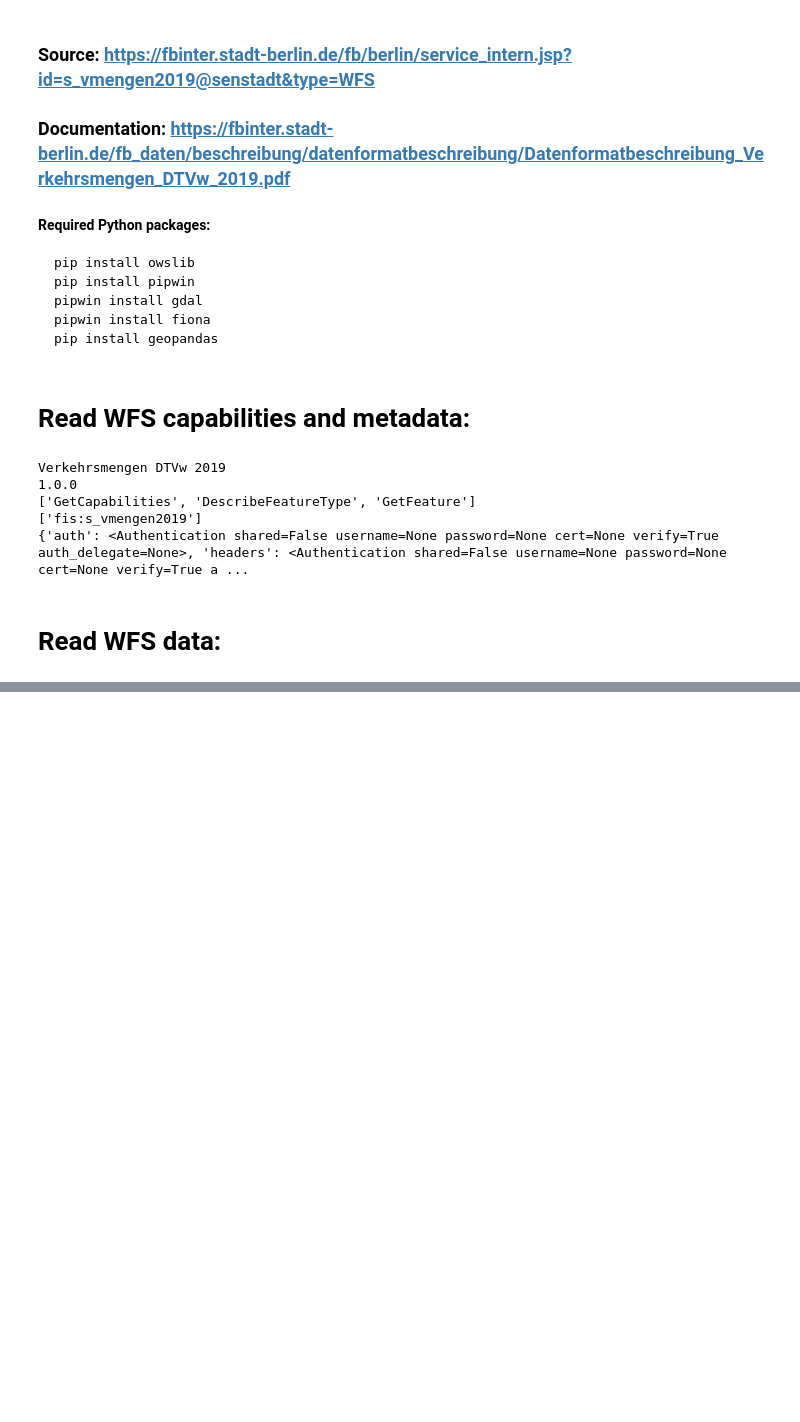
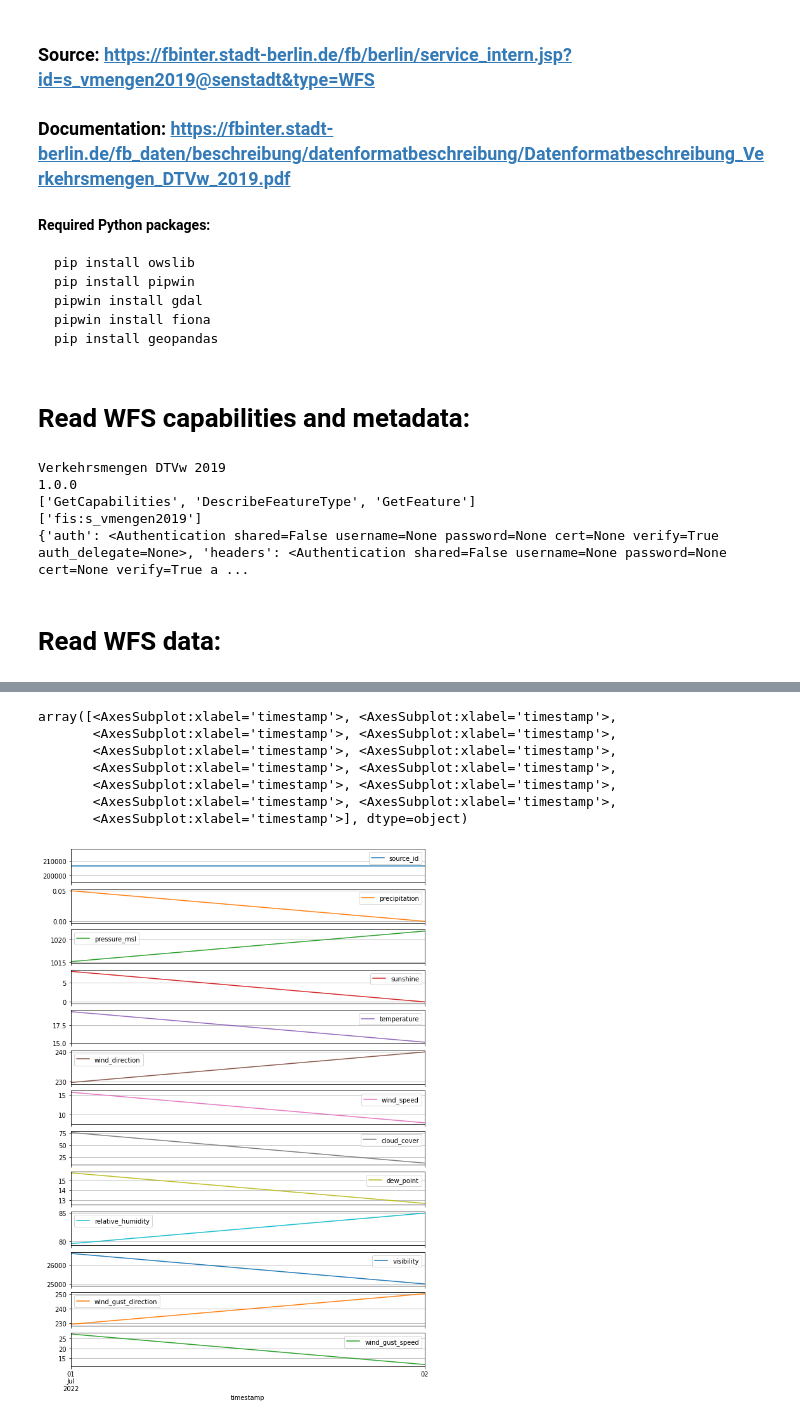
Before and after one commit to irahulcse/ARENA2036, a Jupyter notebook: WFS Traffic data.ipynb, the cells around one changed output, grey strips where cells are left out. Saved outputs shown, nothing was run; the diff lists cells and outputs as text; code cells hidden in the pictures; blank space fills up the shorter version.

Commit message:
added example for daily average of weather data

```diff
--- a/WFS Traffic data.ipynb
+++ b/WFS Traffic data.ipynb
@@ -101,0 +139,10 @@ data.head()
+# %%
+import requests
+import pandas as pd
+start_date = "2022-07-01"
+api_url = f"https://api.brightsky.dev/weather?lat=52.465455&lon=13.422762&date={start_date}"
+dt = requests.get(api_url)
+# %%
+df = pd.DataFrame.from_dict(dt.json()["weather"])
+df.index = pd.to_datetime(df['timestamp'])
+df = df.resample("1d").mean()
@@ -101,0 +168,11 @@ data.head()
+# %%
+df.plot(subplots=True, figsize=(10, 15), grid=True)
+# %% [output]
+array([<AxesSubplot:xlabel='timestamp'>, <AxesSubplot:xlabel='timestamp'>,
+       <AxesSubplot:xlabel='timestamp'>, <AxesSubplot:xlabel='timestamp'>,
+       <AxesSubplot:xlabel='timestamp'>, <AxesSubplot:xlabel='timestamp'>,
+       <AxesSubplot:xlabel='timestamp'>, <AxesSubplot:xlabel='timestamp'>,
+       <AxesSubplot:xlabel='timestamp'>, <AxesSubplot:xlabel='timestamp'>,
+       <AxesSubplot:xlabel='timestamp'>, <AxesSubplot:xlabel='timestamp'>,
+       <AxesSubplot:xlabel='timestamp'>], dtype=object)
+[figure, added]
```
Also changed, not shown: parts of 11 cells of this notebook.
